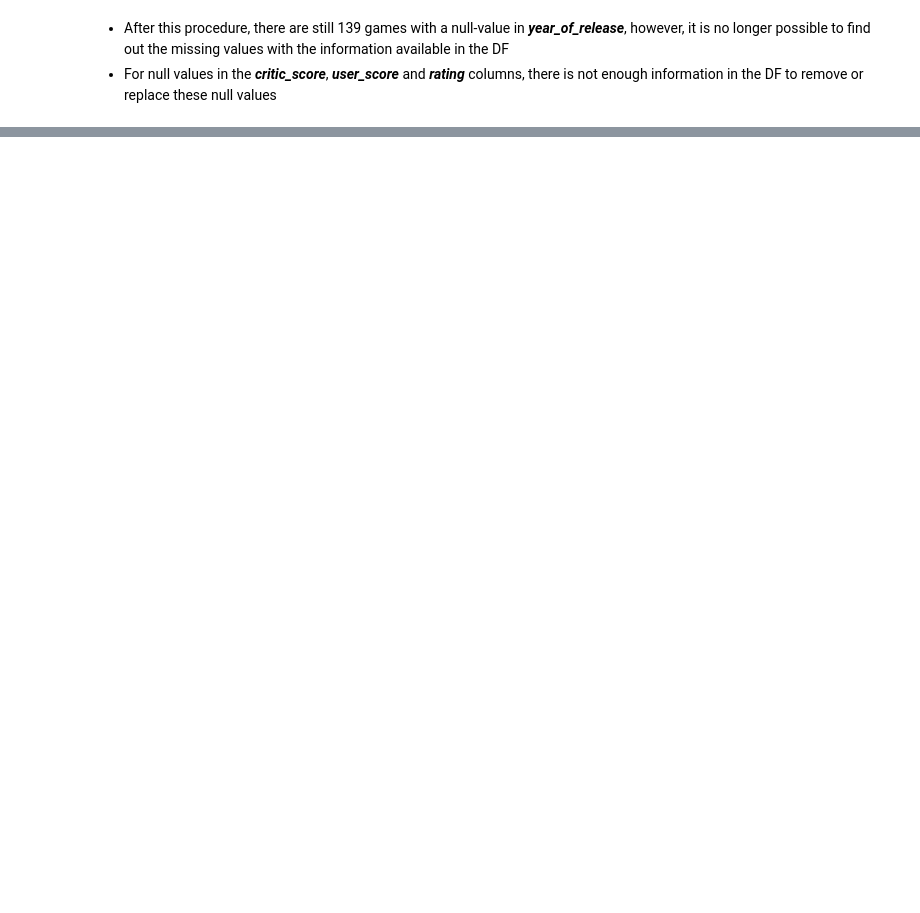
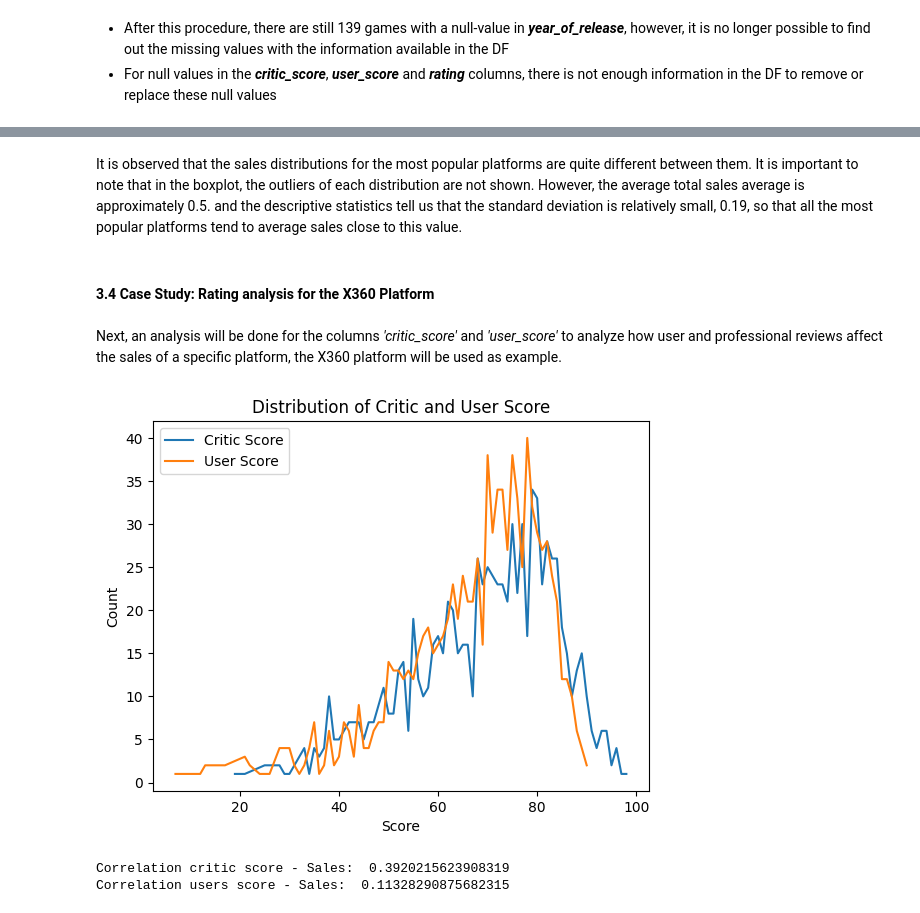
Before and after one commit to AlBerth-Dev/Ice_Videogames, a Jupyter notebook: notebooks/EDA.ipynb, the cells around one changed output, grey strips where cells are left out. Saved outputs shown, nothing was run; the diff lists cells and outputs as text; code cells hidden in the pictures; blank space fills up the shorter version.

```diff
--- a/notebooks/EDA.ipynb
+++ b/notebooks/EDA.ipynb
@@ -169,0 +253,41 @@ pd.Series([1,2,3,np.nan]).max()
+# %% [markdown]
+It is observed that the sales distributions for the most popular platforms are quite different between them. It is important to note that in the boxplot, the outliers of each distribution are not shown. However, the average total sales average is approximately 0.5. and the descriptive statistics tell us that the standard deviation is relatively small, 0.19, so that all the most popular platforms tend to average sales close to this value.
+# %% [markdown]
+#### 3.4 Case Study: Rating analysis for the X360 Platform
+# %% [markdown]
+Next, an analysis will be done for the columns *'critic_score'* and *'user_score'* to analyze how user and professional reviews affect the sales of a specific platform, the X360 platform will be used as example.
+# %%
+# Gráfico de dispersión para 'critic_score' y 'user_score'
+x360_data = new_data[new_data['platform']=='X360']
+#display(x360_data.head())
+
+disp_critic_score = x360_data.pivot_table(index= 'critic_score',
+                                          values= 'name',
+                                          aggfunc='count').reset_index().rename(columns= {'name':'count'})
+#display(disp_critic_score)
+
+disp_user_score = x360_data.pivot_table(index= 'user_score',
+                                          values= 'name',
+                                          aggfunc='count').reset_index().rename(columns= {'name':'count'})
+disp_user_score['user_score'] = disp_user_score['user_score'] * 10 # Normalizamos el user_score a 100 para compararlo con critic_score
+#display(disp_user_score)
+plt.plot(disp_critic_score['critic_score'],disp_critic_score['count'], label = 'Critic Score')
+plt.plot(disp_user_score['user_score'], disp_user_score['count'], label = 'User Score')
+plt.title('Distribution of Critic and User Score')
+plt.xlabel('Score')
+plt.ylabel('Count')
+plt.legend()
+plt.show()
+# %% [output]
+[figure, added]
+# %%
+# Cálculo de la correlación entre critic_Score y las ventas:
+corr_critics_sales = x360_data['critic_score'].corr(x360_data['total_sales'])
+print('Correlation critic score - Sales: ',corr_critics_sales)
+
+# Cálculo de la correlación entre user_Score y las ventas:
+corr_users_sales = x360_data['user_score'].corr(x360_data['total_sales'])
+print('Correlation users score - Sales: ',corr_users_sales)
+# %% [output]
+Correlation critic score - Sales:  0.3920215623908319
+Correlation users score - Sales:  0.11328290875682315
```
Also changed, not shown: parts of 33 cells of this notebook.
